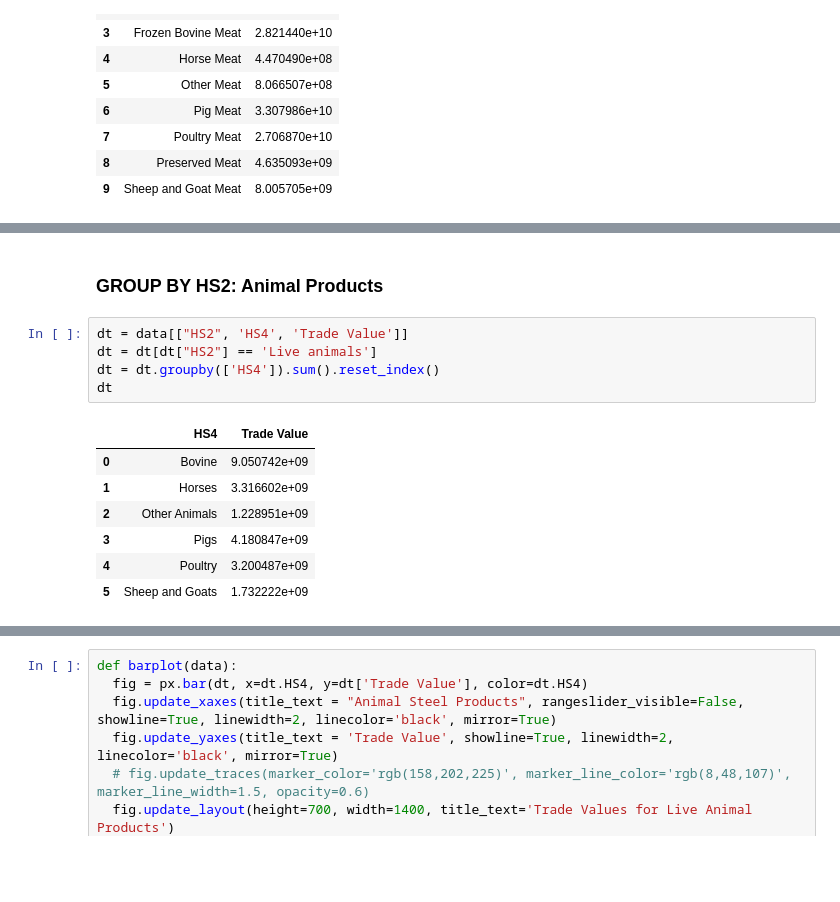
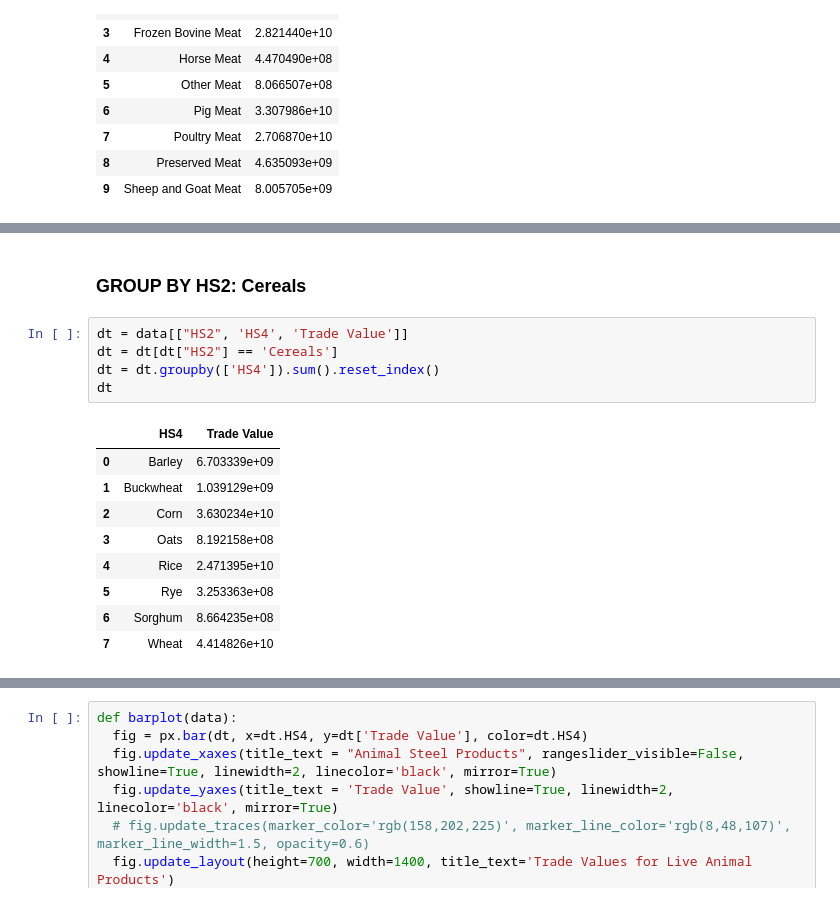
Before and after one commit to Utpal-Mishra/Zerve, a Jupyter notebook: ZerveRelatedProducts.ipynb, the cells around one changed output, grey strips where cells are left out. Cells and saved outputs as stored; diff of their text form; blank space fills up the shorter version.

```diff
--- a/ZerveRelatedProducts.ipynb
+++ b/ZerveRelatedProducts.ipynb
@@ -971,15 +1123,17 @@ fig.show()
 # %% [markdown]
-### **GROUP BY HS2: Animal Products**
+### **GROUP BY HS2: Cereals**
 # %%
 dt = data[["HS2", 'HS4', 'Trade Value']]
-dt = dt[dt["HS2"] == 'Live animals']
+dt = dt[dt["HS2"] == 'Cereals']
 dt = dt.groupby(['HS4']).sum().reset_index()
 dt
 # %% [output]
 |  | HS4 | Trade Value |
-| 0 | Bovine | 9.050742e+09 |
-| 1 | Horses | 3.316602e+09 |
-| 2 | Other Animals | 1.228951e+09 |
-| 3 | Pigs | 4.180847e+09 |
-| 4 | Poultry | 3.200487e+09 |
-| 5 | Sheep and Goats | 1.732222e+09 |
+| 0 | Barley | 6.703339e+09 |
+| 1 | Buckwheat | 1.039129e+09 |
+| 2 | Corn | 3.630234e+10 |
+| 3 | Oats | 8.192158e+08 |
+| 4 | Rice | 2.471395e+10 |
+| 5 | Rye | 3.253363e+08 |
+| 6 | Sorghum | 8.664235e+08 |
+| 7 | Wheat | 4.414826e+10 |
```
Also changed, not shown: parts of 99 cells of this notebook.
